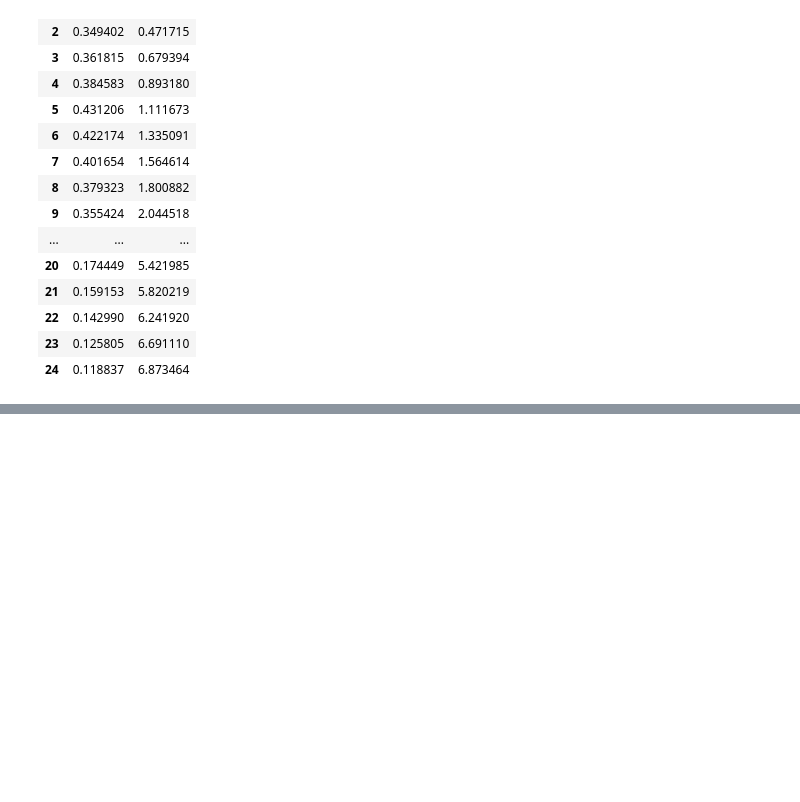
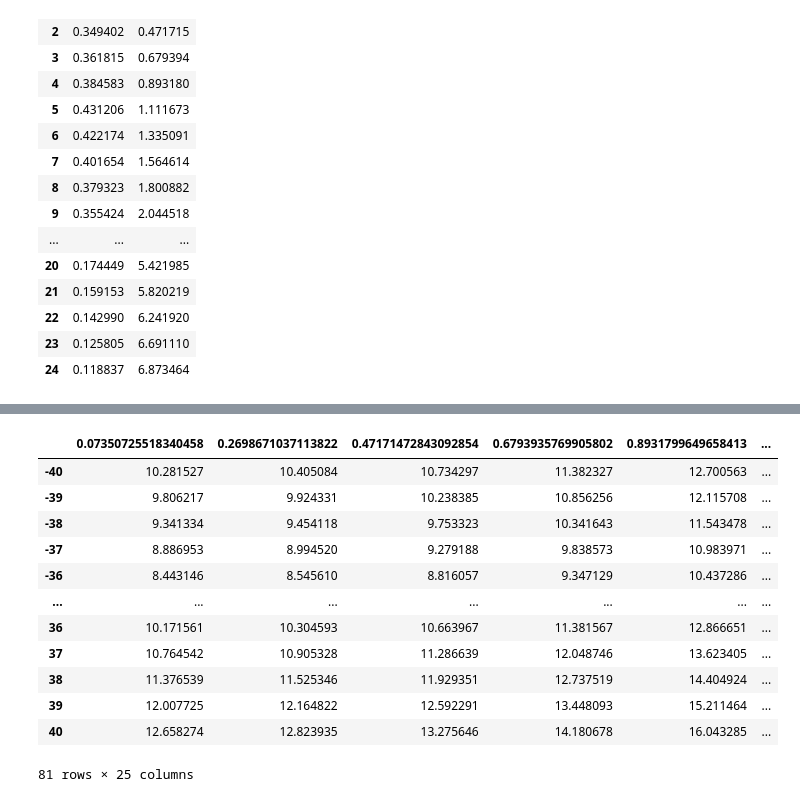
Before and after one commit to kirtis26/PyMissile, a Jupyter notebook: missile C-300.ipynb, the cells around one changed output, grey strips where cells are left out. Saved outputs shown, nothing was run; the diff lists cells and outputs as text; code cells hidden in the pictures; blank space fills up the shorter version.

```diff
--- a/missile C-300.ipynb
+++ b/missile C-300.ipynb
@@ -847,0 +886,17 @@ df
+# %%
+df2 = pd.read_csv('cx_from_mach_and_alpha.csv', sep = ";", index_col=0)
+df2
+# %% [output]
+|  | 0.07350725518340458 | 0.2698671037113822 | 0.47171472843092854 | 0.6793935769905802 | 0.8931799649658413 | ... |
+| -40 | 10.281527 | 10.405084 | 10.734297 | 11.382327 | 12.700563 | ... |
+| -39 | 9.806217 | 9.924331 | 10.238385 | 10.856256 | 12.115708 | ... |
+| -38 | 9.341334 | 9.454118 | 9.753323 | 10.341643 | 11.543478 | ... |
+| -37 | 8.886953 | 8.994520 | 9.279188 | 9.838573 | 10.983971 | ... |
+| -36 | 8.443146 | 8.545610 | 8.816057 | 9.347129 | 10.437286 | ... |
+| ... | ... | ... | ... | ... | ... | ... |
+| 36 | 10.171561 | 10.304593 | 10.663967 | 11.381567 | 12.866651 | ... |
+| 37 | 10.764542 | 10.905328 | 11.286639 | 12.048746 | 13.623405 | ... |
+| 38 | 11.376539 | 11.525346 | 11.929351 | 12.737519 | 14.404924 | ... |
+| 39 | 12.007725 | 12.164822 | 12.592291 | 13.448093 | 15.211464 | ... |
+| 40 | 12.658274 | 12.823935 | 13.275646 | 14.180678 | 16.043285 | ... |
+81 rows × 25 columns
```
Also changed, not shown: parts of 12 cells of this notebook.
